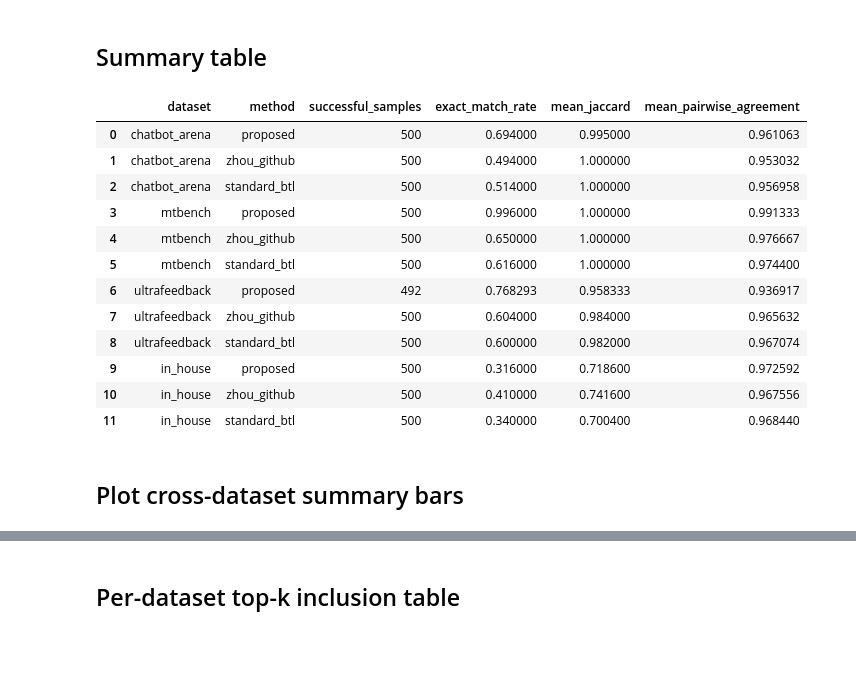
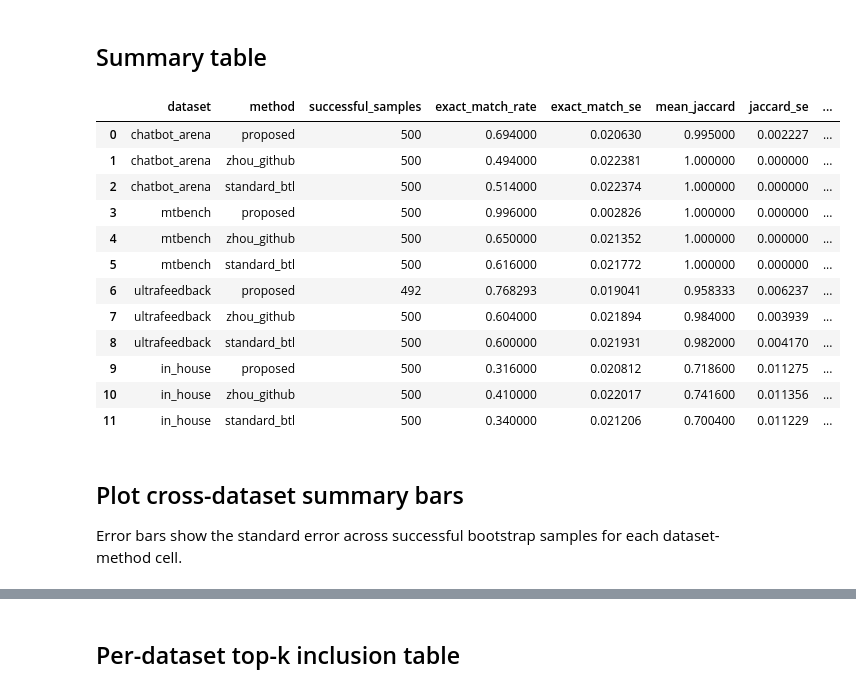
Before and after one commit to bobyu-2001/HJA-Ranking, a Jupyter notebook: analyze_bootstrap_summary.ipynb, the cells around one changed output, grey strips where cells are left out. Drawn from its saved outputs; the diff is of its cells as text; code cells hidden in the pictures; blank space fills up the shorter version.

```diff
--- a/analyze_bootstrap_summary.ipynb
+++ b/analyze_bootstrap_summary.ipynb
@@ -95,7 +95,7 @@ def bootstrap_top_k_metrics(method_summary, top_k, ordered_exact_match=ORDERED_E
     baseline_top_k_set = set(baseline_top_k)
     item_names = list(baseline_ranking)
     top_k_hits = {item_name: 0 for item_name in item_names}
-    exact_matches = 0
+    exact_match_values = []
     jaccard_values = []
     pairwise_values = []
 
@@ -104,9 +104,10 @@ def bootstrap_top_k_metrics(method_summary, top_k, ordered_exact_match=ORDERED_E
         current_top_k = ranking[:top_k]
         current_top_k_set = set(current_top_k)
         if ordered_exact_match:
-            exact_matches += int(current_top_k == baseline_top_k)
+            exact_match = int(current_top_k == baseline_top_k)
         else:
-            exact_matches += int(current_top_k_set == baseline_top_k_set)
+            exact_match = int(current_top_k_set == baseline_top_k_set)
+        exact_match_values.append(exact_match)
         jaccard_values.append(jaccard_score(baseline_top_k, current_top_k))
         pairwise_values.append(pairwise_agreement(baseline_ranking, ranking))
         for item_name in current_top_k:
@@ -119,18 +120,35 @@ def bootstrap_top_k_metrics(method_summary, top_k, ordered_exact_match=ORDERED_E
             "baseline_top_k": baseline_top_k,
             "successful_samples": 0,
             "exact_match_rate": math.nan,
+            "exact_match_sd": math.nan,
+            "exact_match_se": math.nan,
             "mean_jaccard": math.nan,
+            "jaccard_sd": math.nan,
+            "jaccard_se": math.nan,
             "mean_pairwise_agreement": math.nan,
+            "pairwise_agreement_sd": math.nan,
+            "pairwise_agreement_se": math.nan,
             "top_k_frequency": {item_name: math.nan for item_name in item_names},
         }
+
+    exact_match_values = np.asarray(exact_match_values, dtype=float)
+    jaccard_values = np.asarray(jaccard_values, dtype=float)
+    pairwise_values = np.asarray(pairwise_values, dtype=float)
+    ddof = 1 if num_rankings > 1 else 0
 
     return {
         "top_k": top_k,
         "baseline_top_k": baseline_top_k,
         "successful_samples": num_rankings,
-        "exact_match_rate": exact_matches / num_rankings,
+        "exact_match_rate": float(np.mean(exact_match_values)),
+        "exact_match_sd": float(np.std(exact_match_values, ddof=ddof)),
+        "exact_match_se": float(np.std(exact_match_values, ddof=ddof) / np.sqrt(num_rankings)),
         "mean_jaccard": float(np.mean(jaccard_values)),
+        "jaccard_sd": float(np.std(jaccard_values, ddof=ddof)),
+        "jaccard_se": float(np.std(jaccard_values, ddof=ddof) / np.sqrt(num_rankings)),
         "mean_pairwise_agreement": float(np.mean(pairwise_values)),
+        "pairwise_agreement_sd": float(np.std(pairwise_values, ddof=ddof)),
+        "pairwise_agreement_se": float(np.std(pairwise_values, ddof=ddof) / np.sqrt(num_rankings)),
         "top_k_frequency": {
             item_name: top_k_hits[item_name] / num_rankings for item_name in item_names
         },
@@ -172,42 +190,47 @@ def rank_distribution(method_summary):
 # %%
 def build_metric_table(summaries, top_k, ordered_exact_match=ORDERED_EXACT_MATCH):
     rows = []
     for dataset_name, dataset_summary in summaries.items():
         for method_name in METHOD_ORDER:
             metrics = bootstrap_top_k_metrics(
                 dataset_summary["methods"][method_name],
                 top_k=top_k,
                 ordered_exact_match=ordered_exact_match,
             )
             rows.append({
                 "dataset": dataset_name,
                 "method": method_name,
                 "successful_samples": metrics["successful_samples"],
                 "exact_match_rate": metrics["exact_match_rate"],
+                "exact_match_se": metrics["exact_match_se"],
                 "mean_jaccard": metrics["mean_jaccard"],
+                "jaccard_se": metrics["jaccard_se"],
                 "mean_pairwise_agreement": metrics["mean_pairwise_agreement"],
+                "pairwise_agreement_se": metrics["pairwise_agreement_se"],
             })
     return pd.DataFrame(rows)
 
 
 metric_table = build_metric_table(summaries, top_k=3)
 metric_table
 # %% [output]
-|  | dataset | method | successful_samples | exact_match_rate | mean_jaccard | mean_pairwise_agreement |
-| 0 | chatbot_arena | proposed | 500 | 0.694000 | 0.995000 | 0.961063 |
-| 1 | chatbot_arena | zhou_github | 500 | 0.494000 | 1.000000 | 0.953032 |
-| 2 | chatbot_arena | standard_btl | 500 | 0.514000 | 1.000000 | 0.956958 |
-| 3 | mtbench | proposed | 500 | 0.996000 | 1.000000 | 0.991333 |
-| 4 | mtbench | zhou_github | 500 | 0.650000 | 1.000000 | 0.976667 |
-| 5 | mtbench | standard_btl | 500 | 0.616000 | 1.000000 | 0.974400 |
-| 6 | ultrafeedback | proposed | 492 | 0.768293 | 0.958333 | 0.936917 |
-| 7 | ultrafeedback | zhou_github | 500 | 0.604000 | 0.984000 | 0.965632 |
-| 8 | ultrafeedback | standard_btl | 500 | 0.600000 | 0.982000 | 0.967074 |
-| 9 | in_house | proposed | 500 | 0.316000 | 0.718600 | 0.972592 |
-| 10 | in_house | zhou_github | 500 | 0.410000 | 0.741600 | 0.967556 |
-| 11 | in_house | standard_btl | 500 | 0.340000 | 0.700400 | 0.968440 |
+|  | dataset | method | successful_samples | exact_match_rate | exact_match_se | mean_jaccard | jaccard_se | ... |
+| 0 | chatbot_arena | proposed | 500 | 0.694000 | 0.020630 | 0.995000 | 0.002227 | ... |
+| 1 | chatbot_arena | zhou_github | 500 | 0.494000 | 0.022381 | 1.000000 | 0.000000 | ... |
+| 2 | chatbot_arena | standard_btl | 500 | 0.514000 | 0.022374 | 1.000000 | 0.000000 | ... |
+| 3 | mtbench | proposed | 500 | 0.996000 | 0.002826 | 1.000000 | 0.000000 | ... |
+| 4 | mtbench | zhou_github | 500 | 0.650000 | 0.021352 | 1.000000 | 0.000000 | ... |
+| 5 | mtbench | standard_btl | 500 | 0.616000 | 0.021772 | 1.000000 | 0.000000 | ... |
+| 6 | ultrafeedback | proposed | 492 | 0.768293 | 0.019041 | 0.958333 | 0.006237 | ... |
+| 7 | ultrafeedback | zhou_github | 500 | 0.604000 | 0.021894 | 0.984000 | 0.003939 | ... |
+| 8 | ultrafeedback | standard_btl | 500 | 0.600000 | 0.021931 | 0.982000 | 0.004170 | ... |
+| 9 | in_house | proposed | 500 | 0.316000 | 0.020812 | 0.718600 | 0.011275 | ... |
+| 10 | in_house | zhou_github | 500 | 0.410000 | 0.022017 | 0.741600 | 0.011356 | ... |
+| 11 | in_house | standard_btl | 500 | 0.340000 | 0.021206 | 0.700400 | 0.011229 | ... |
-# %% [markdown]
-## Plot cross-dataset summary bars
+# %% [markdown]
+## Plot cross-dataset summary bars
+
+Error bars show the standard error across successful bootstrap samples for each dataset-method cell.
 # %%
 def plot_summary_bar(summaries, top_k, ordered_exact_match=ORDERED_EXACT_MATCH, annotate=True, save=True):
     dataset_names = [name for name in DATASET_ORDER if name in summaries]
```
Also changed, not shown: parts of 4 cells of this notebook, 8 other files.
